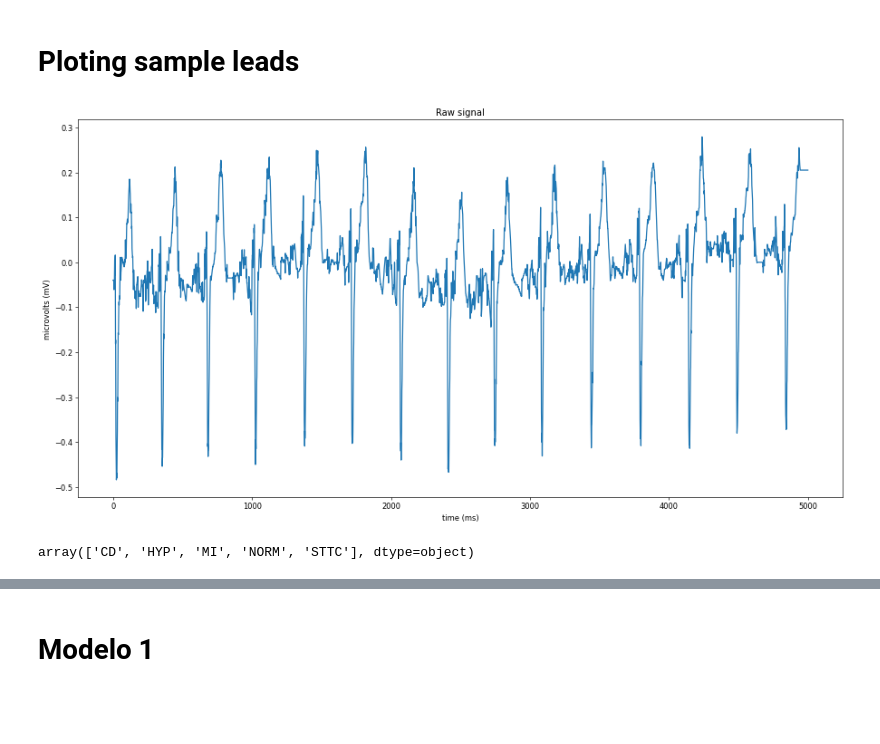
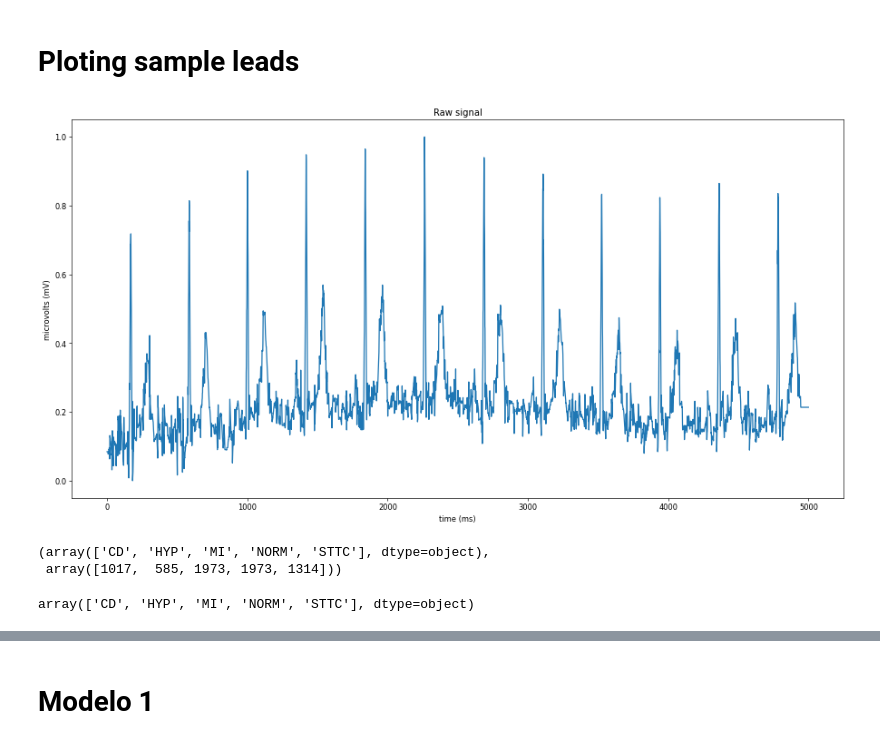
Before and after one commit to vicentbas/ia3_uv, a Jupyter notebook: ecg_full_dataframe_kaggle.ipynb, the cells around one changed output, grey strips where cells are left out. Cells and saved outputs as stored; diff of their text form; code cells hidden in the pictures; blank space fills up the shorter version.

```diff
--- a/ecg_full_dataframe_kaggle.ipynb
+++ b/ecg_full_dataframe_kaggle.ipynb
@@ -76,7 +78,7 @@ def equalizer(Y):
   MI = Y[Y['diagnostic_superclass'] == 'MI'].count()['diagnostic_superclass']
   NORM = Y[Y['diagnostic_superclass'] == 'NORM'].count()['diagnostic_superclass']
   STTC = Y[Y['diagnostic_superclass'] == 'STTC'].count()['diagnostic_superclass']
-  min = np.amin(np.array([CD,HYP,MI,NORM,STTC]))
+  min = int(np.mean(np.array([CD,HYP,MI,NORM,STTC])))
 
   t1 = Y[Y['diagnostic_superclass'] == 'CD'][:min]
   t2 = Y[Y['diagnostic_superclass'] == 'HYP'][:min]
@@ -91,7 +93,7 @@ import wfdb
 path = ruta_base
 sampling_rate=500
 input_size=sampling_rate * 10
-n_muestras = 20000
+n_muestras = 10000
 
 # load and convert annotation data
 Y = pd.read_csv(path+'ptbxl_database.csv', index_col='ecg_id', nrows=n_muestras)
@@ -127,13 +131,31 @@ X = data
 # %% [markdown]
 # Ploting sample leads
+# %%
+scalers = {}
+for i in range(X.shape[0]):
+  scalers[i] = preprocessing.MinMaxScaler()
+  X[i,:,:]  = scalers[i].fit_transform(X[i,:,:])
+# %%
+derv_1 = X[:,:,0].reshape(len(y), 5000,1)
+derv_2 = X[:,:,1].reshape(len(y), 5000,1)
+derv_3 = X[:,:,2].reshape(len(y), 5000,1)
+derv_4 = X[:,:,3].reshape(len(y), 5000,1)
+derv_5 = X[:,:,4].reshape(len(y), 5000,1)
+derv_6 = X[:,:,5].reshape(len(y), 5000,1)
+derv_7 = X[:,:,6].reshape(len(y), 5000,1)
+derv_8 = X[:,:,7].reshape(len(y), 5000,1)
+derv_9 = X[:,:,8].reshape(len(y), 5000,1)
+derv_10 = X[:,:,9].reshape(len(y), 5000,1)
+derv_11 = X[:,:,10].reshape(len(y), 5000,1)
+derv_12 = X[:,:,11].reshape(len(y), 5000,1)
 # %%
 plt.figure(figsize=(15,15), dpi= 60)
 plt.subplot(2, 1, 1)
-plt.plot(X[3][:,0])
+plt.plot(derv_1[5,:])
 plt.xlabel('time (ms)')
 plt.ylabel('microvolts (mV)')
 plt.title("Raw signal")
 plt.tight_layout()
 plt.show()
 # %% [output]
-[figure, old version]
+[figure, new version]
@@ -154,8 +170,9 @@ y_ = np_utils.to_categorical(ids, len(uniques))
 def reverse_transform(array_val):
   return le.inverse_transform(uniques[array_val.argmax(1)])
 # %%
-np.unique(y)
+np.unique(y, return_counts=True)
 # %% [output]
-array(['CD', 'HYP', 'MI', 'NORM', 'STTC'], dtype=object)
+(array(['CD', 'HYP', 'MI', 'NORM', 'STTC'], dtype=object),
+ array([1017,  585, 1973, 1973, 1314]))
 # %%
 categories = len(np.unique(y))
@@ -161,0 +612,4 @@ categories = len(np.unique(y))
+# %%
+np.unique(y, return_counts=True)[0]
+# %% [output]
+array(['CD', 'HYP', 'MI', 'NORM', 'STTC'], dtype=object)
```
Also changed, not shown: parts of 77 cells of this notebook.
